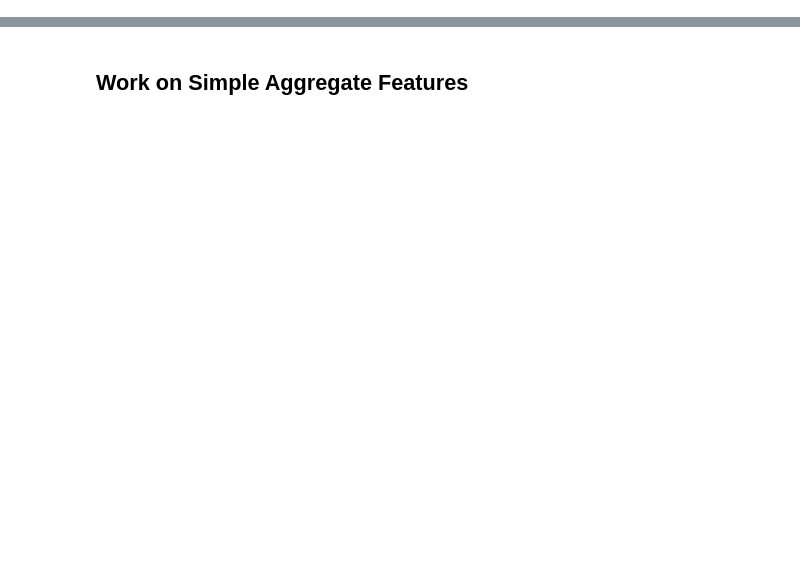
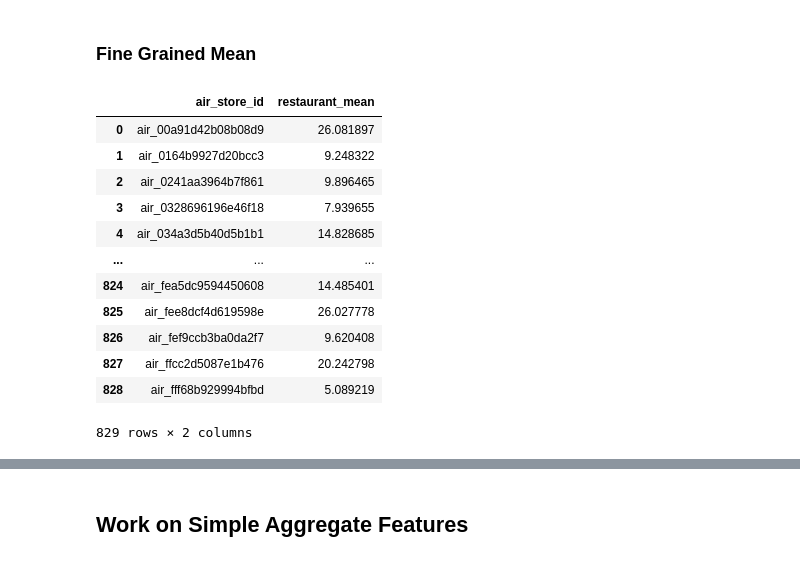
Before and after one commit to GlobalMaksimum/datacamp, a Jupyter notebook: datasci/1 - BasicML.ipynb, the cells around one changed output, grey strips where cells are left out. Drawn from its saved outputs; the diff is of its cells as text; code cells hidden in the pictures; blank space fills up the shorter version.

Commit message:
mean sub added

```diff
--- a/datasci/1 - BasicML.ipynb
+++ b/datasci/1 - BasicML.ipynb
@@ -19,0 +22,2 @@ plt.rcParams.update({'font.size': 15,
+# %%
+train = pd.read_csv('../data/air_visit_data.csv.gz')
@@ -19,0 +88,18 @@ plt.rcParams.update({'font.size': 15,
+# %% [markdown]
+### Fine Grained Mean
+# %%
+train.groupby('air_store_id').visitors.mean().to_frame('restaurant_mean').reset_index()
+# %% [output]
+|  | air_store_id | restaurant_mean |
+| 0 | air_00a91d42b08b08d9 | 26.081897 |
+| 1 | air_0164b9927d20bcc3 | 9.248322 |
+| 2 | air_0241aa3964b7f861 | 9.896465 |
+| 3 | air_0328696196e46f18 | 7.939655 |
+| 4 | air_034a3d5b40d5b1b1 | 14.828685 |
+| ... | ... | ... |
+| 824 | air_fea5dc9594450608 | 14.485401 |
+| 825 | air_fee8dcf4d619598e | 26.027778 |
+| 826 | air_fef9ccb3ba0da2f7 | 9.620408 |
+| 827 | air_ffcc2d5087e1b476 | 20.242798 |
+| 828 | air_fff68b929994bfbd | 5.089219 |
+829 rows × 2 columns
```
Also changed, not shown: parts of 24 cells of this notebook.
